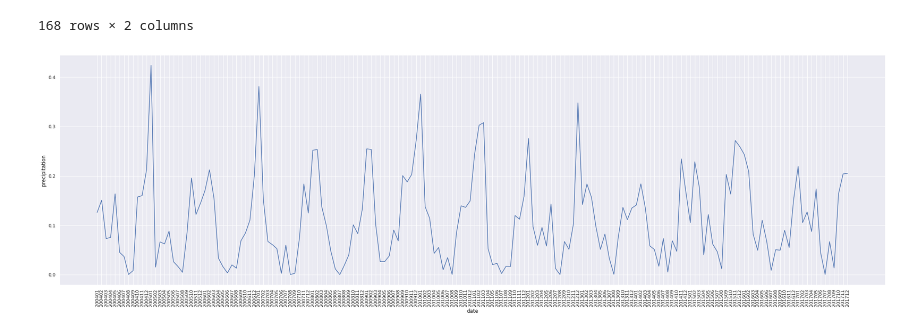
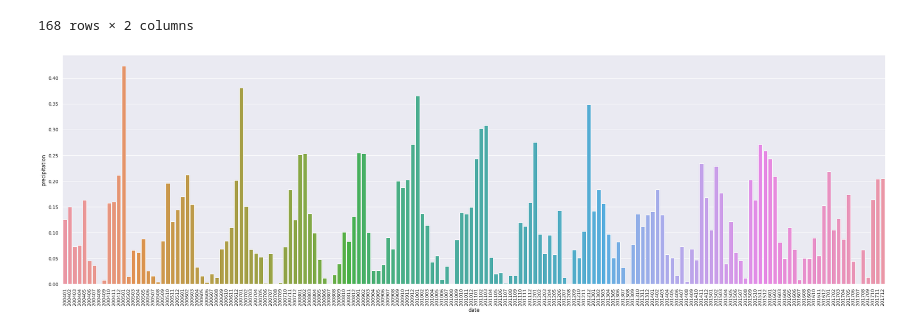
Before and after one commit to anaptoro/git_geotec2, a Jupyter notebook: Aula6_a_8.ipynb, the cells around one changed output. Drawn from its saved outputs; the diff is of its cells as text; code cells hidden in the pictures.

Commit message:
bar plot ao inves de line plot

```diff
--- a/Aula6_a_8.ipynb
+++ b/Aula6_a_8.ipynb
@@ -394,12 +394,12 @@ import matplotlib.pyplot as plt
 # %%
 sns.set(rc={'figure.figsize':(35,10)})
 
-g = sns.lineplot(data=df_transpose, x="date", y="precipitation")
+g = sns.barplot(data=df_transpose, x="date", y="precipitation")
 plt.setp(g.get_xticklabels(), rotation=90)
 plt.show()
 #da pra por tudo aqui, titulo, mudar cor, etc etc
 # %% [output]
-[figure, old version]
+[figure, new version]
 # %%
 #pra exportar a tabela
 df_transpose.to_csv('/content/sample_data/stats_clean.csv',columns=['precipitation','date'])
```
Also changed, not shown: parts of 2 cells of this notebook.
